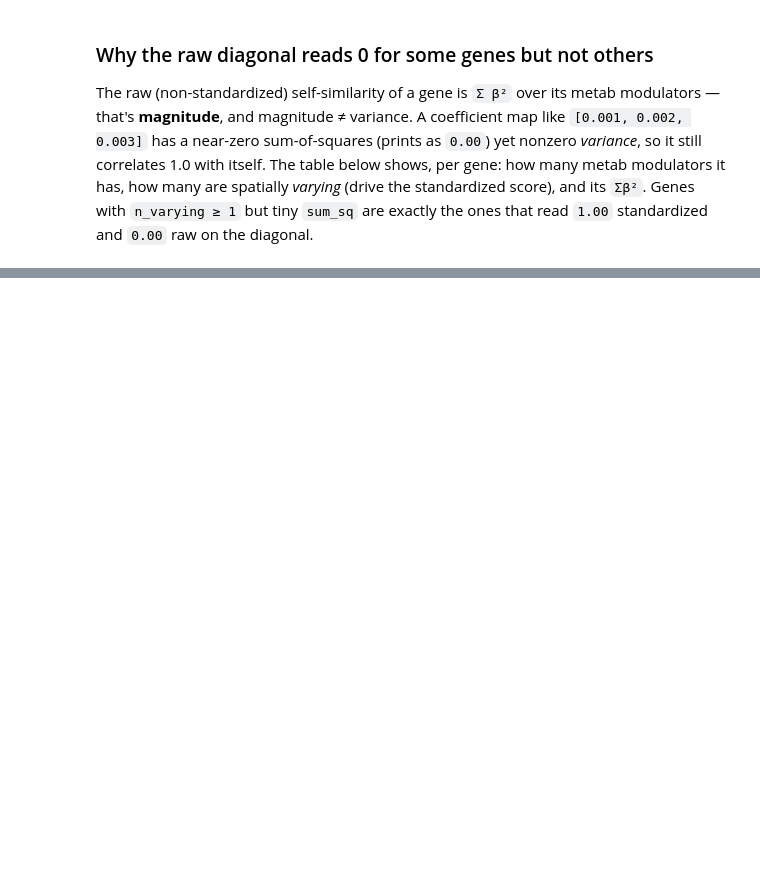
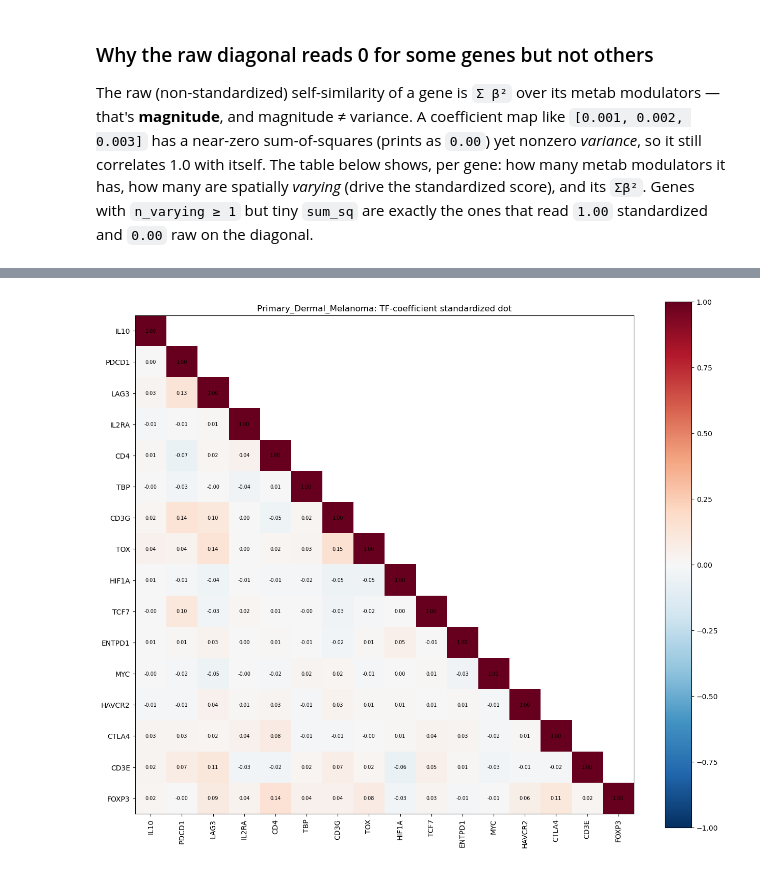
Before and after one commit to fosterea/MetabTravLR, a Jupyter notebook: metab_processing/Analysis/Foster/target_gene_sims.ipynb, the cells around one changed output, grey strips where cells are left out. Saved outputs shown, nothing was run; the diff lists cells and outputs as text; code cells hidden in the pictures; blank space fills up the shorter version.

```diff
--- a/metab_processing/Analysis/Foster/target_gene_sims.ipynb
+++ b/metab_processing/Analysis/Foster/target_gene_sims.ipynb
@@ -303,0 +351,6 @@ else:
+# %%
+# Non-standardized (raw dot) grid — this is magnitude, not shape.
+grid = similarity_grid(adata, genes, group="tf", standardize=True)
+plot_grid(grid, title=f"{DATASET_NAME}: TF-coefficient standardized dot");
+# %% [output]
+[figure, added]
```
Also changed, not shown: parts of 9 cells of this notebook.
